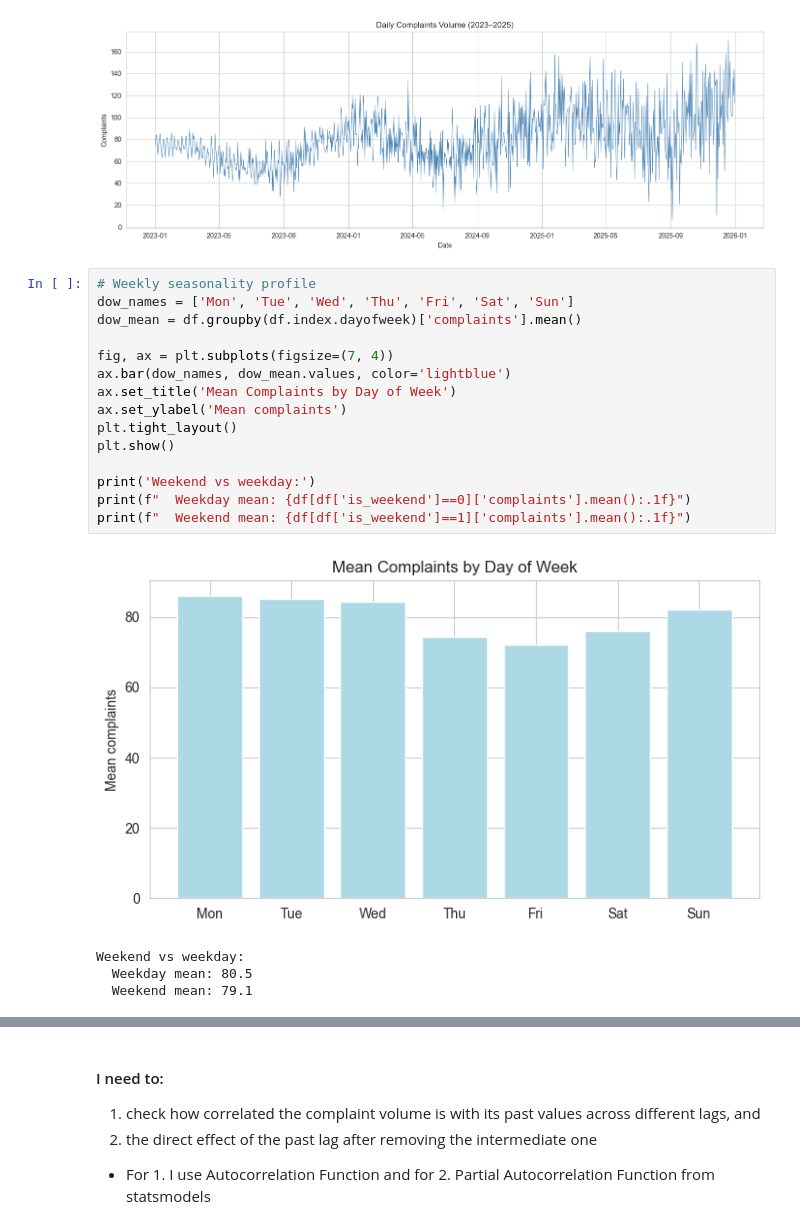
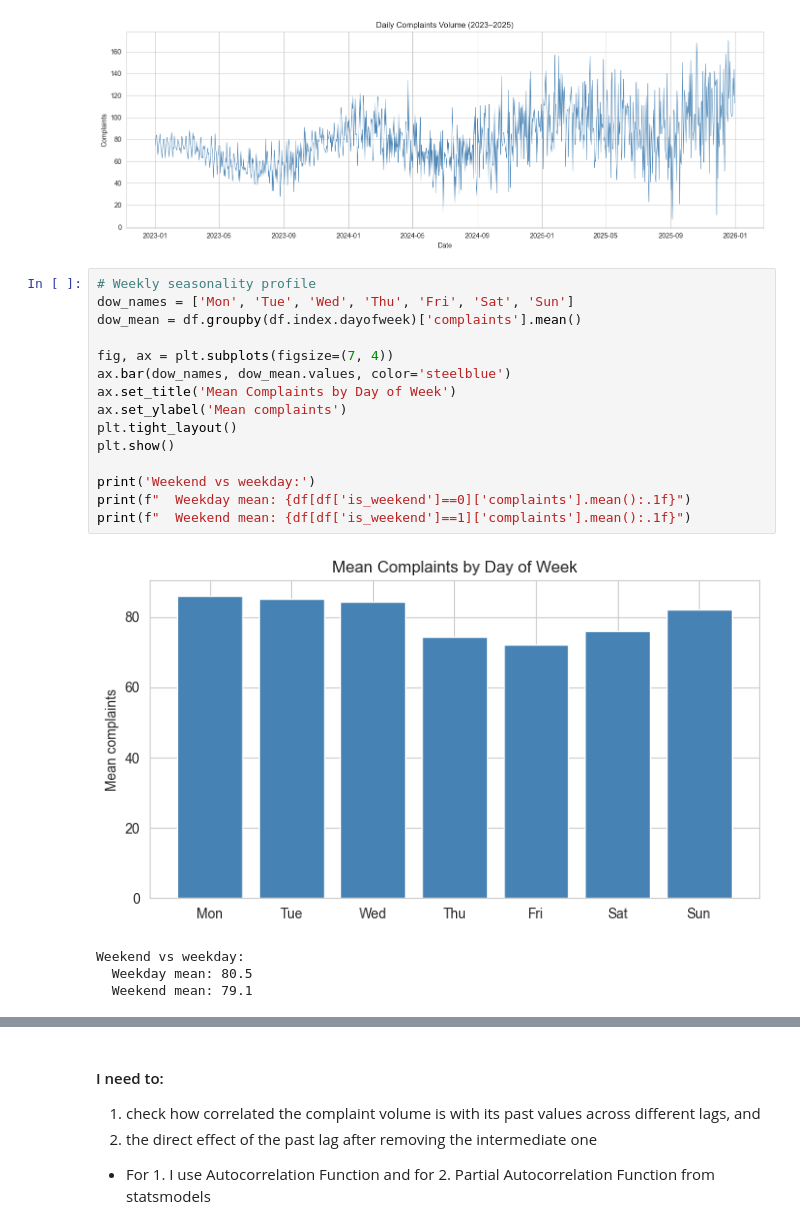
Before and after one commit to IgweKC/complaints_vol_forecasting, a Jupyter notebook: notebook/forecast.ipynb, the cells around one changed output, grey strips where cells are left out. Saved outputs shown, nothing was run; the diff lists cells and outputs as text.

```diff
--- a/notebook/forecast.ipynb
+++ b/notebook/forecast.ipynb
@@ -127,20 +127,20 @@ plt.show()
 # %%
 # Weekly seasonality profile
 dow_names = ['Mon', 'Tue', 'Wed', 'Thu', 'Fri', 'Sat', 'Sun']
 dow_mean = df.groupby(df.index.dayofweek)['complaints'].mean()
 
 fig, ax = plt.subplots(figsize=(7, 4))
-ax.bar(dow_names, dow_mean.values, color='lightblue')
+ax.bar(dow_names, dow_mean.values, color='steelblue')
 ax.set_title('Mean Complaints by Day of Week')
 ax.set_ylabel('Mean complaints')
 plt.tight_layout()
 plt.show()
 
 print('Weekend vs weekday:')
 print(f"  Weekday mean: {df[df['is_weekend']==0]['complaints'].mean():.1f}")
 print(f"  Weekend mean: {df[df['is_weekend']==1]['complaints'].mean():.1f}")
 # %% [output]
-[figure, old version]
+[figure, new version]
 Weekend vs weekday:
   Weekday mean: 80.5
   Weekend mean: 79.1
```
Also changed, not shown: parts of 13 cells of this notebook, 7 other files.
